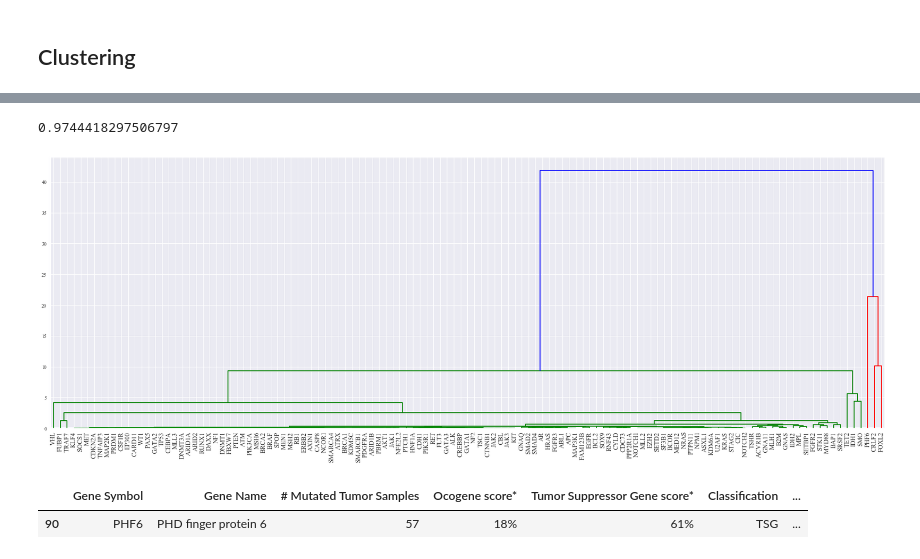
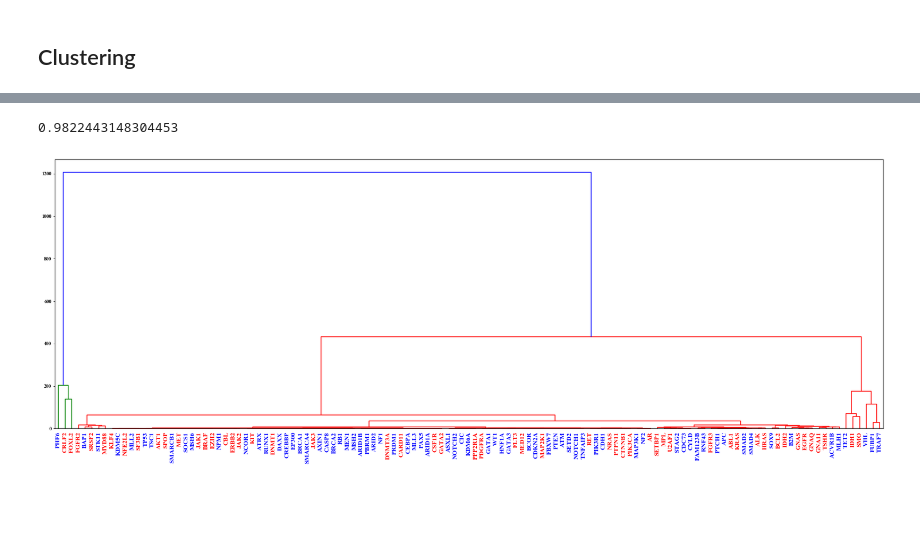
Before and after one commit to schulter/EMOGI, a Jupyter notebook: GCN/supressor_oncogene_clustering.ipynb, the cells around one changed output, grey strips where cells are left out. Drawn from its saved outputs; the diff is of its cells as text; code cells hidden in the pictures; blank space fills up the shorter version.

Commit message:
Extended analysis why oncogenes and TSGs do not form clusters.

```diff
--- a/GCN/supressor_oncogene_clustering.ipynb
+++ b/GCN/supressor_oncogene_clustering.ipynb
@@ -16,6 +19,7 @@ plt.rc('font', family='Times New Roman')
 # %%
 # parameters
 clean = False
+lrp_rule = 'saliency'
 # %%
 model_dir = '../data/GCN/training/2018_08_16_17_46_11/'
 
@@ -45,8 +49,8 @@ Got 52 oncogenes and 71 tumour suppressors
 # %% [markdown]
 ## Compute LRP for genes of interest
 # %%
-pkl_save_path = os.path.join(model_dir, 'onco_sup_lrp.pkl')
-if not clean or not os.path.exists(pkl_save_path):
+pkl_save_path = os.path.join(model_dir, 'onco_sup_{}.pkl'.format(lrp_rule))
+if clean or not os.path.exists(pkl_save_path):
     lrp_supressors = interpretation_avg.interpretation_avg(model_dir=model_dir,
                                                           genes=suppressors['Gene Symbol'],
                                                           out_dir=None)
@@ -56,6 +60,7 @@ if not clean or not os.path.exists(pkl_save_path):
     with open(pkl_save_path, 'wb') as f:
         pickle.dump(((suppressors['Gene Symbol'], lrp_supressors), (oncogenes['Gene Symbol'], lrp_oncogenes)), f)
 else:
-    sup, onc = pickle.load(pkl_save_path)
+    with open(pkl_save_path, 'rb') as f:
+        sup, onc = pickle.load(f)
     sup_names, lrp_supressors = sup
     onc_names, lrp_oncogenes = onc
@@ -121,7 +108,7 @@ X_df.head()
 ## Compute Embeddings & Plot
 # %%
 n_comp = 3
-type_of_emb = 'TSNE'
+type_of_emb = 'PCA'
 
 if type_of_emb is 'PCA':
     dim_red = PCA(n_components=n_comp)
@@ -187,16 +161,19 @@ Z = linkage(X_df[cols], 'ward')
 c, coph_dists = cophenet(Z, pdist(X_df[cols]))
 c
 # %% [output]
-0.9744418297506797
+0.9822443148304453
 # %%
 fig = plt.figure(figsize=(30, 10))
 _ = dendrogram(Z, leaf_rotation=90, labels=X_df.index, leaf_font_size=13)
+
+# color the leaves according to whether they are oncogenes or TSGs
+ax = plt.gca()
+xlbls = ax.get_xmajorticklabels()
+for lbl in xlbls:
+    onco = oncogenes['Gene Symbol'].str.contains(lbl.get_text().strip()).any()
+    lbl.set_color('red' if onco else 'blue')
+
 fig.savefig(os.path.join(model_dir, 'hierarchical_clustering_oncosupgenes.svg'))
 fig.savefig(os.path.join(model_dir, 'hierarchical_clustering_oncosupgenes.png'), dpi=300)
 # %% [output]
-[figure, old version]
+[figure, new version]
-# %%
-cancers[cancers['Gene Symbol'] == 'PHF6']
-# %% [output]
-|  | Gene Symbol | Gene Name | # Mutated Tumor Samples | Ocogene score* | Tumor Suppressor Gene score* | Classification | ... |
-| 90 | PHF6 | PHD finger protein 6 | 57 | 18% | 61% | TSG | ... |
```
Also changed, not shown: parts of 19 cells of this notebook.
